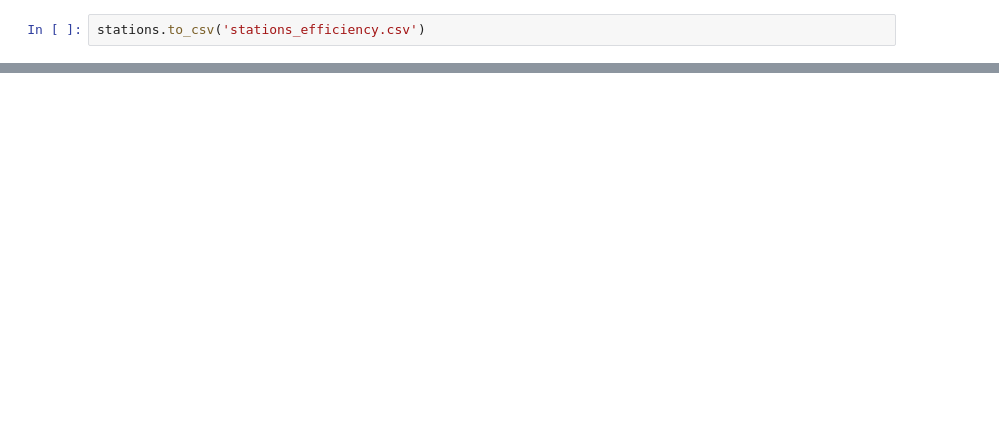
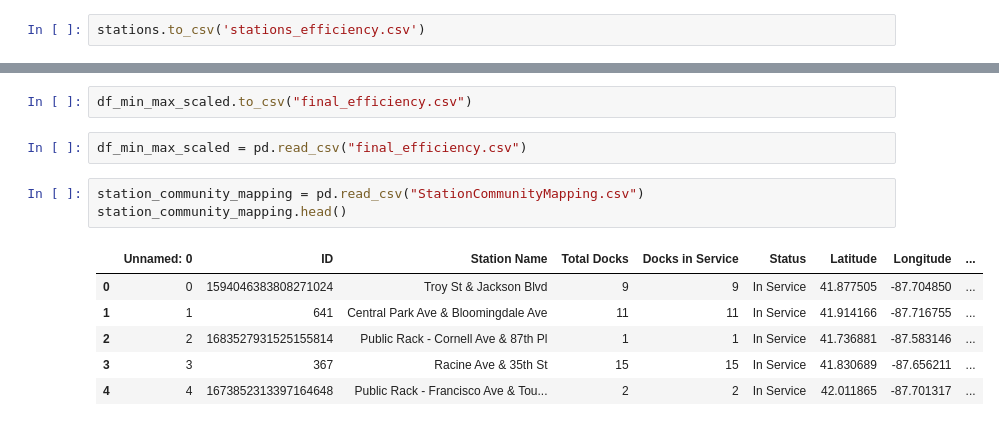
Before and after one commit to devmehta01/Divvy-Station-Placement-Optimization, a Jupyter notebook: divvy_final_efficiency.ipynb, the cells around one changed output, grey strips where cells are left out. Cells and saved outputs as stored; diff of their text form; blank space fills up the shorter version.

```diff
--- a/divvy_final_efficiency.ipynb
+++ b/divvy_final_efficiency.ipynb
@@ -198,0 +232,14 @@ stations.to_csv('stations_efficiency.csv')
+# %%
+df_min_max_scaled.to_csv("final_efficiency.csv")
+# %%
+df_min_max_scaled = pd.read_csv("final_efficiency.csv")
+# %%
+station_community_mapping = pd.read_csv("StationCommunityMapping.csv")
+station_community_mapping.head()
+# %% [output]
+|  | Unnamed: 0 | ID | Station Name | Total Docks | Docks in Service | Status | Latitude | Longitude | ... |
+| 0 | 0 | 1594046383808271024 | Troy St & Jackson Blvd | 9 | 9 | In Service | 41.877505 | -87.704850 | ... |
+| 1 | 1 | 641 | Central Park Ave & Bloomingdale Ave | 11 | 11 | In Service | 41.914166 | -87.716755 | ... |
+| 2 | 2 | 1683527931525155814 | Public Rack - Cornell Ave & 87th Pl | 1 | 1 | In Service | 41.736881 | -87.583146 | ... |
+| 3 | 3 | 367 | Racine Ave & 35th St | 15 | 15 | In Service | 41.830689 | -87.656211 | ... |
+| 4 | 4 | 1673852313397164648 | Public Rack - Francisco Ave & Tou... | 2 | 2 | In Service | 42.011865 | -87.701317 | ... |
```
Also changed, not shown: parts of 23 cells of this notebook.
